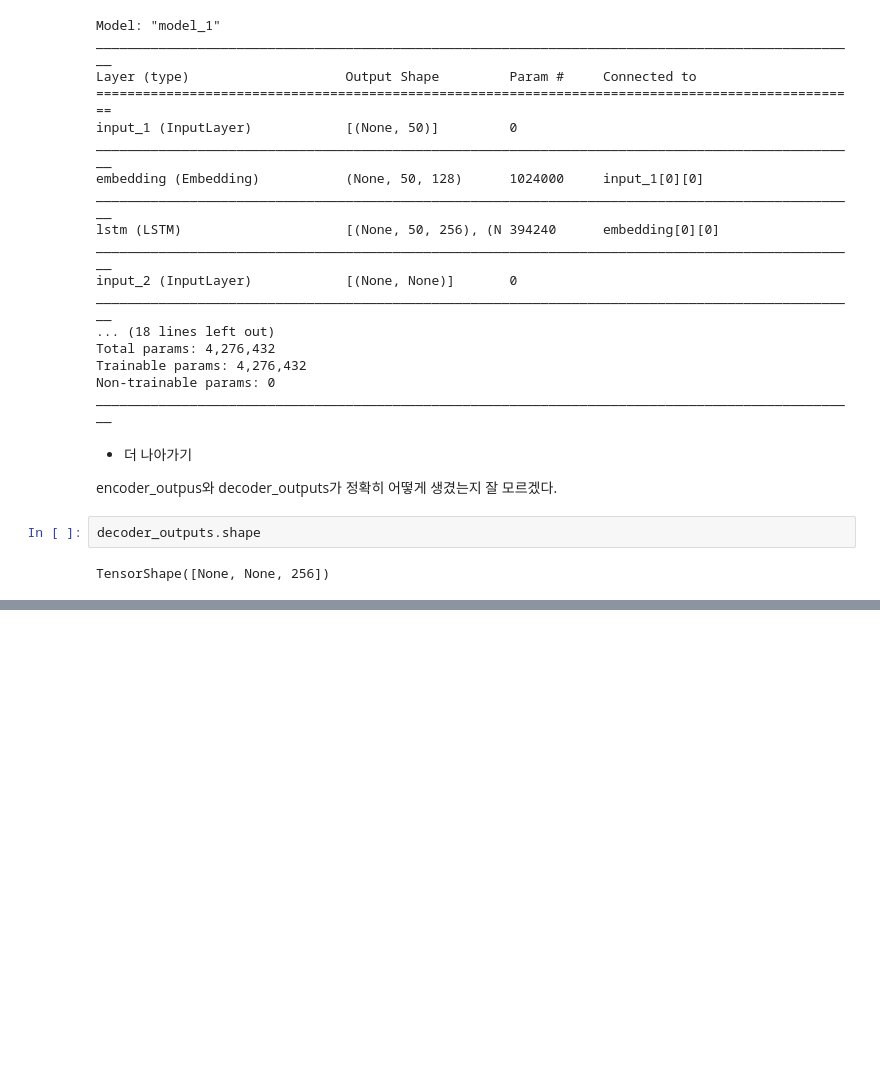
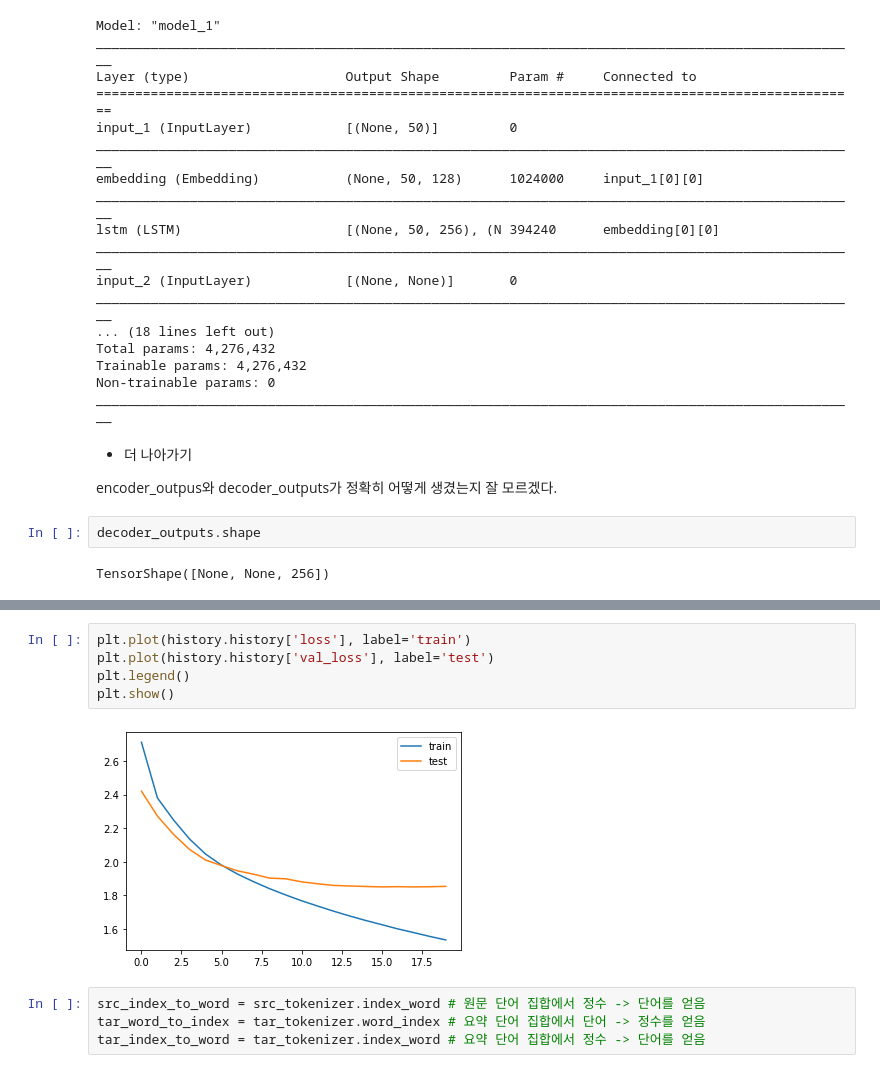
Before and after one commit to cozytk/aiffel, a Jupyter notebook: explorations/news_summarization.ipynb, the cells around one changed output, grey strips where cells are left out. Saved outputs shown, nothing was run; the diff lists cells and outputs as text; blank space fills up the shorter version.

```diff
--- a/explorations/news_summarization.ipynb
+++ b/explorations/news_summarization.ipynb
@@ -662,0 +671,11 @@ Epoch 5/50
+# %%
+plt.plot(history.history['loss'], label='train')
+plt.plot(history.history['val_loss'], label='test')
+plt.legend()
+plt.show()
+# %% [output]
+[figure, added]
+# %%
+src_index_to_word = src_tokenizer.index_word # 원문 단어 집합에서 정수 -> 단어를 얻음
+tar_word_to_index = tar_tokenizer.word_index # 요약 단어 집합에서 단어 -> 정수를 얻음
+tar_index_to_word = tar_tokenizer.index_word # 요약 단어 집합에서 정수 -> 단어를 얻음
```
Also changed, not shown: parts of 16 cells of this notebook, 3 other files.
